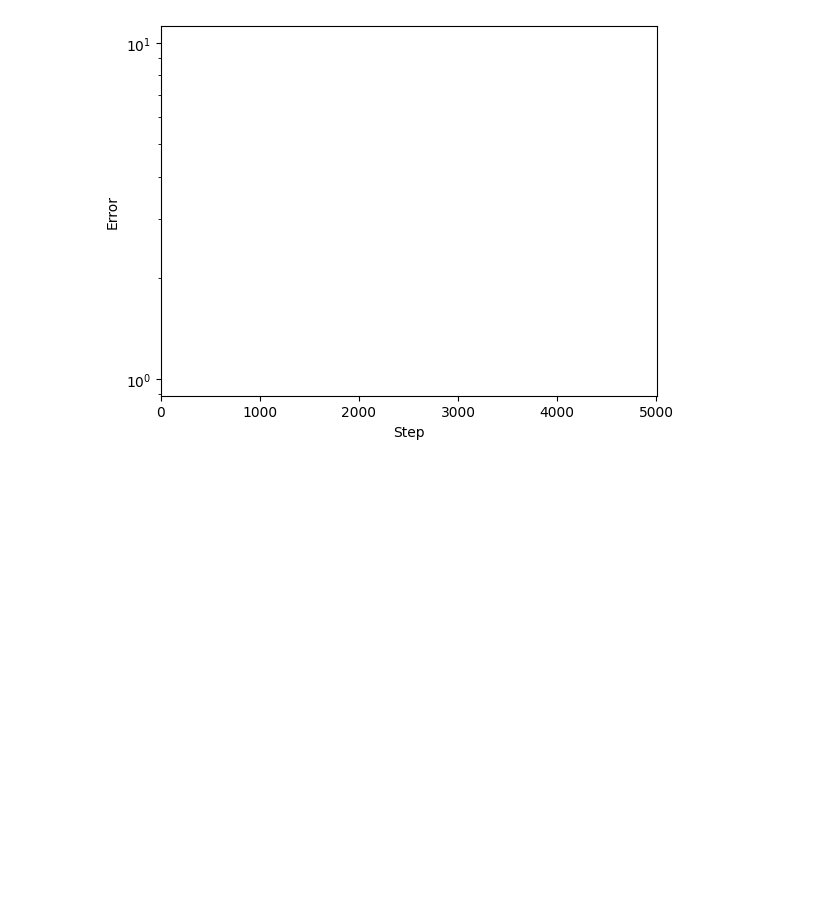
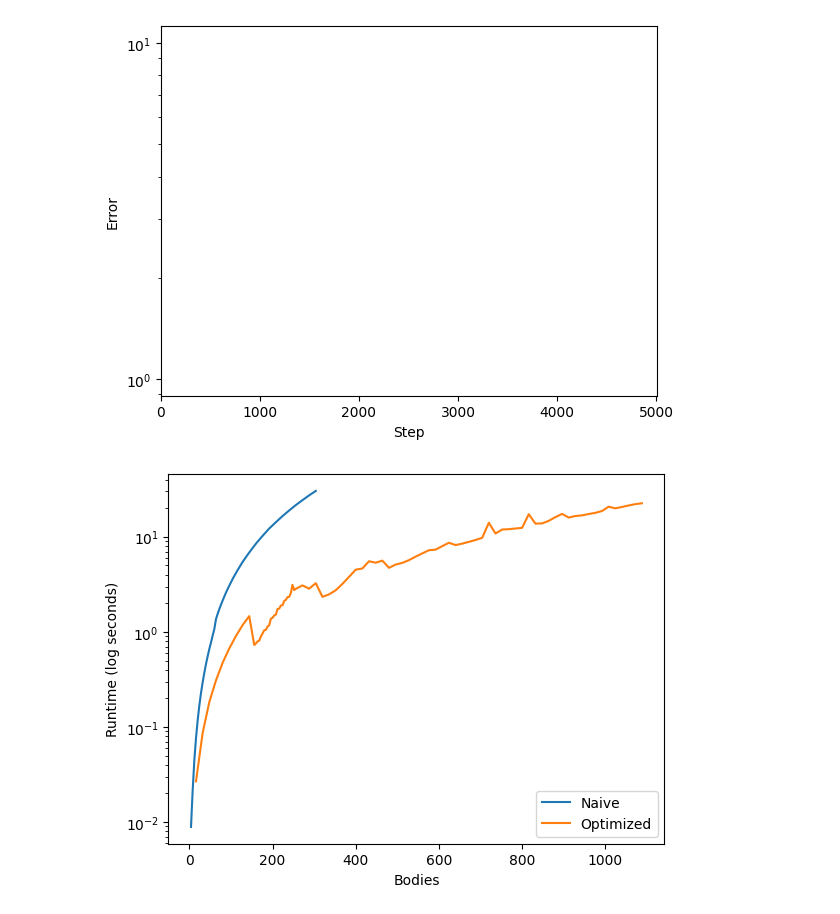
Before and after one commit to AmitPr/598APE-HW3, a Jupyter notebook: error.ipynb, the cells around one changed output. Drawn from its saved outputs; the diff is of its cells as text; code cells hidden in the pictures; blank space fills up the shorter version.

```diff
--- a/error.ipynb
+++ b/error.ipynb
@@ -46,3 +46,21 @@ plt.xlim(0, len(errors))
 plt.show()
 # %% [output]
 [figure]
+# %%
+import pandas as pd
+from matplotlib import pyplot as plt
+
+parallel = pd.read_csv("results-vectorized.csv")
+serial = pd.read_csv("results.csv")
+
+fig = plt.figure()
+ax = fig.add_subplot(111)
+serial.plot(ax=ax, x="x", y="mean", label="Naive")
+parallel.plot(ax=ax, x="x", y="mean", label="Optimized")
+plt.legend()
+plt.xlabel("Bodies")
+plt.ylabel("Runtime (log seconds)")
+plt.yscale("log")
+plt.show()
+# %% [output]
+[figure, added]
```
Also changed, not shown: 3 other files.
